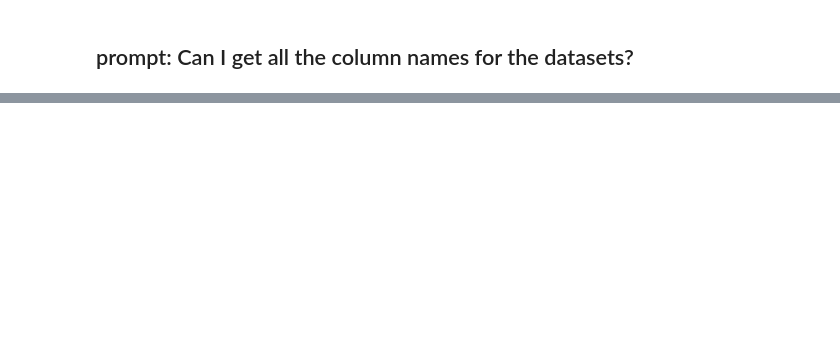
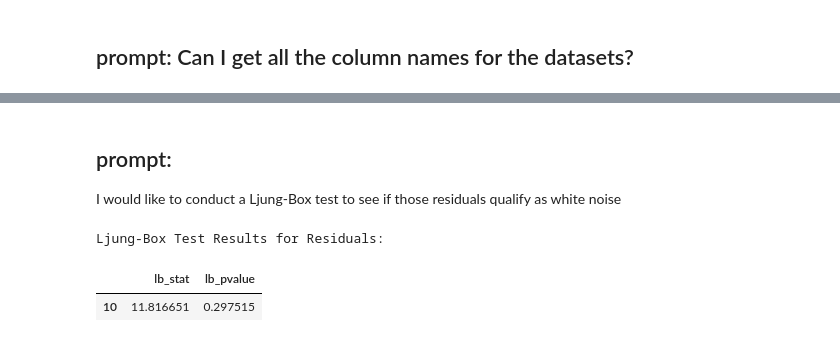
Before and after one commit to fsansegundo/Herramientas_IA_analisis_datos, a Jupyter notebook: EDA_with_gemini.ipynb, the cells around one changed output, grey strips where cells are left out. Drawn from its saved outputs; the diff is of its cells as text; code cells hidden in the pictures; blank space fills up the shorter version.

```diff
--- a/EDA_with_gemini.ipynb
+++ b/EDA_with_gemini.ipynb
@@ -403,0 +791,34 @@ Columns for DataFrame 'sellers':
+# %% [markdown]
+## prompt:
+
+I would like to conduct a Ljung-Box test to see if those residuals qualify as white noise
+# %%
+# prompt: I would like to conduct a Ljung-Box test to see if those residuals qualify as white noise
+
+# Perform Ljung-Box test on the residuals
+# The Ljung-Box test checks if a series is white noise.
+# Null hypothesis: The data are independently distributed (i.e. the series is white noise).
+# Alternative hypothesis: The data are not independently distributed.
+
+# Let's test the residuals for up to 10 lags (arbitrary, can be adjusted)
+# We'll use the `acorr_ljungbox` function from statsmodels
+from statsmodels.stats.diagnostic import acorr_ljungbox
+
+# The function returns two values: the Ljung-Box statistic and the p-value.
+# We need to handle potential NaNs in the residuals if they exist
+residuals_clean = residuals.dropna()
+
+ljung_box_results = acorr_ljungbox(residuals_clean, lags=[10], return_df=True)
+
+print("\nLjung-Box Test Results for Residuals:")
+ljung_box_results
+
+# Interpretation:
+# If the p-value is less than a chosen significance level (e.g., 0.05), we reject the null hypothesis
+# and conclude that the residuals are not white noise.
+# If the p-value is greater than the significance level, we fail to reject the null hypothesis,
+# suggesting that the residuals are not significantly different from white noise.
+# %% [output]
+Ljung-Box Test Results for Residuals:
+|  | lb_stat | lb_pvalue |
+| 10 | 11.816651 | 0.297515 |
```
Also changed, not shown: parts of 34 cells of this notebook.
